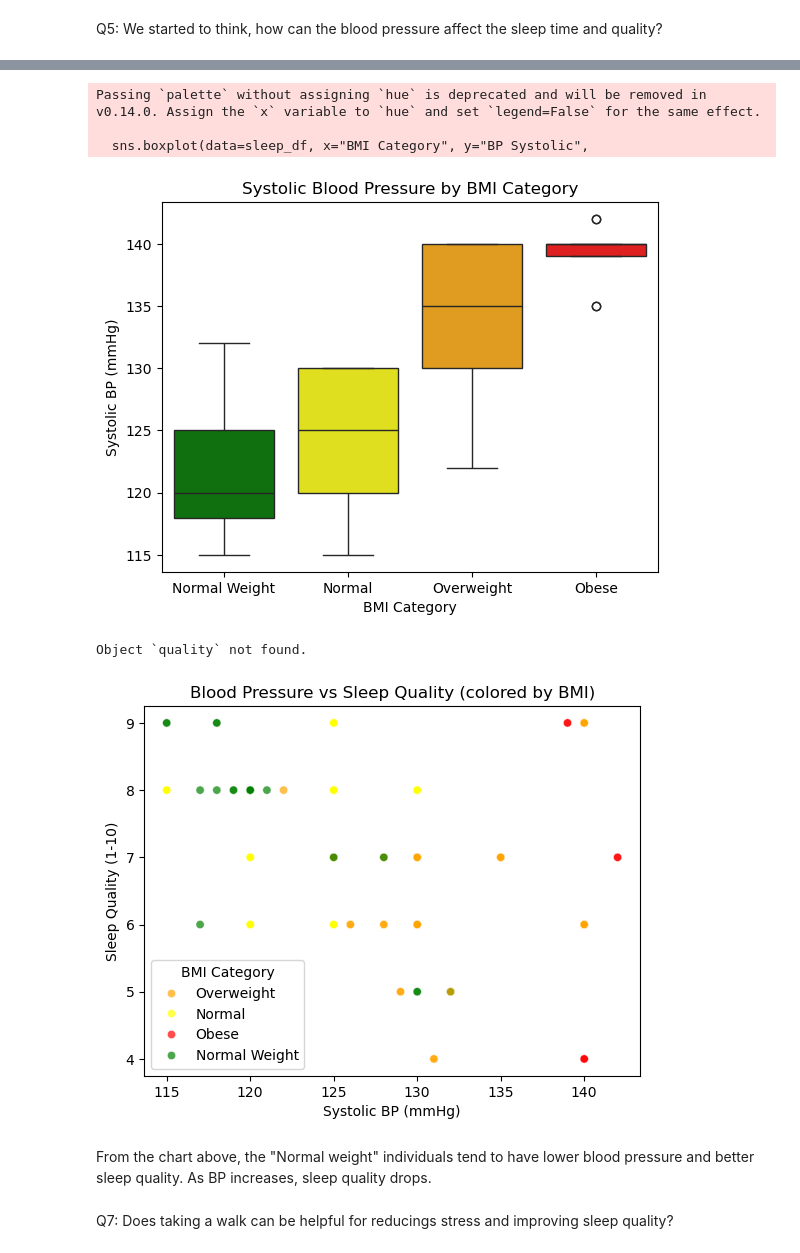
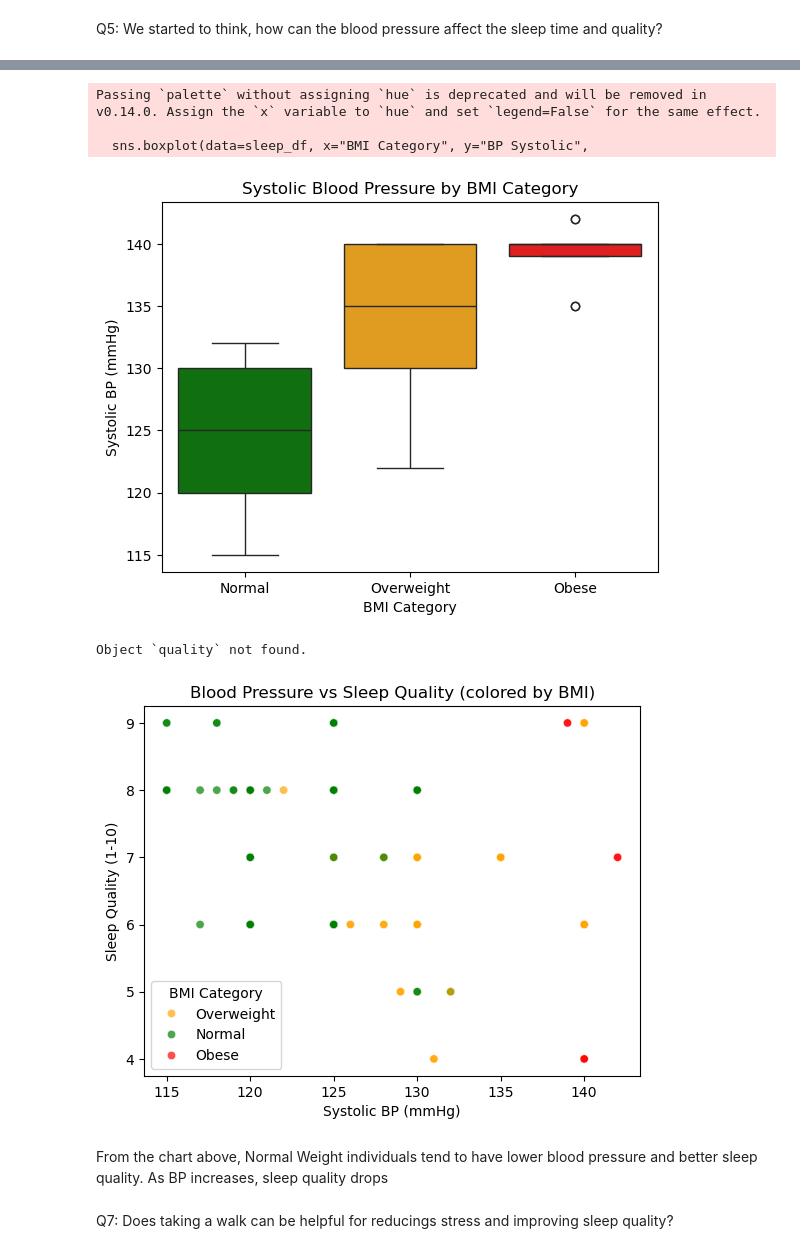
Before and after one commit to Lesley-Wang006/sleep-health-analysis, a Jupyter notebook: Sleep_Health_Analysis.ipynb, the cells around one changed output, grey strips where cells are left out. Cells and saved outputs as stored; diff of their text form; code cells hidden in the pictures.

```diff
--- a/Sleep_Health_Analysis.ipynb
+++ b/Sleep_Health_Analysis.ipynb
@@ -0,0 +8,5 @@
+# %%
+# Merge "Normal" and "Normal Weight"
+sleep_df["BMI Category"] = sleep_df["BMI Category"].replace("Normal Weight", "Normal")
+
+sleep_df.head(10)
@@ -74,18 +92,18 @@ sleep_df.head(10)
 # %%
 import matplotlib.pyplot as plt
 import seaborn as sns
 
 sns.boxplot(data=sleep_df, x="BMI Category", y="BP Systolic",
-            order=["Normal Weight","Normal", "Overweight", "Obese"],
-            palette=["green", "yellow", "orange", "red"])
+            order=["Normal","Overweight", "Obese"],
+            palette=["green", "orange", "red"])
 plt.title("Systolic Blood Pressure by BMI Category")
 plt.ylabel("Systolic BP (mmHg)")
 plt.show()
 # %% [output]
 Passing `palette` without assigning `hue` is deprecated and will be removed in v0.14.0. Assign the `x` variable to `hue` and set `legend=False` for the same effect.
 
   sns.boxplot(data=sleep_df, x="BMI Category", y="BP Systolic",
-[figure, old version]
+[figure, new version]
 # %%
 Q6: We found that the Obese people has the highest Systolic BP, so do they have the worse sleep quality?
 # %% [output]
@@ -96,7 +114,7 @@ sns.scatterplot(data=sleep_df,
                 y="Quality of Sleep",
                 hue="BMI Category",
                 alpha=0.7,
-                palette={"Normal Weight":"green", "Normal":"yellow", "Overweight":"orange", "Obese":"red"})
+                palette={"Normal":"green", "Overweight":"orange", "Obese":"red"})
 
 
 plt.title("Blood Pressure vs Sleep Quality (colored by BMI)")
@@ -104,9 +122,9 @@ plt.xlabel("Systolic BP (mmHg)")
 plt.ylabel("Sleep Quality (1-10)")
 plt.show()
 # %% [output]
-[figure, old version]
+[figure, new version]
 # %% [markdown]
-From the chart above, the "Normal weight" individuals tend to have lower blood pressure and better sleep quality. As BP increases, sleep quality drops.
+From the chart above, Normal Weight individuals tend to have lower blood pressure and better sleep quality. As BP increases, sleep quality drops
 # %% [markdown]
 Q7: Does taking a walk can be helpful for reducings stress and improving sleep quality?
 # %%
```
Also changed, not shown: parts of 5 cells of this notebook.
